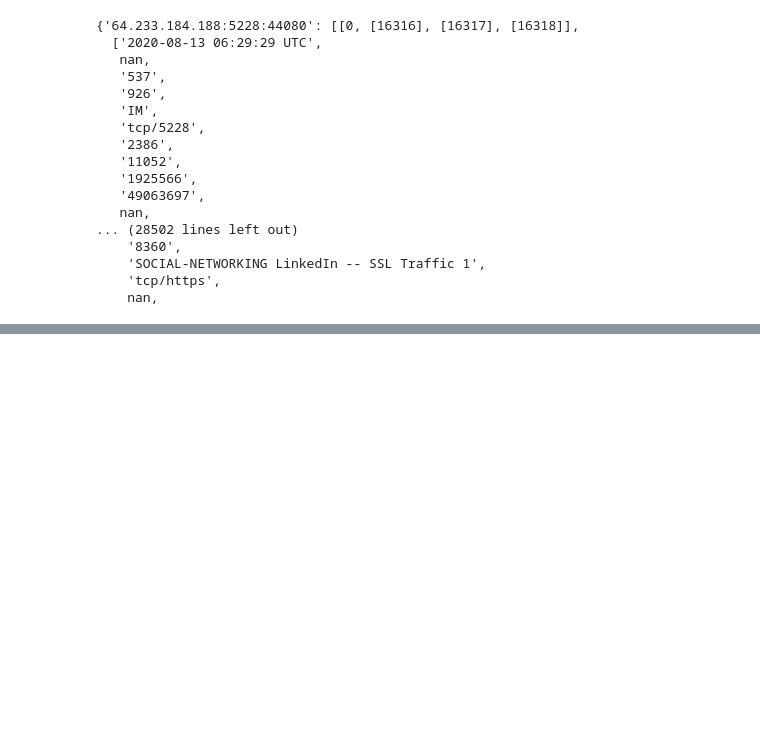
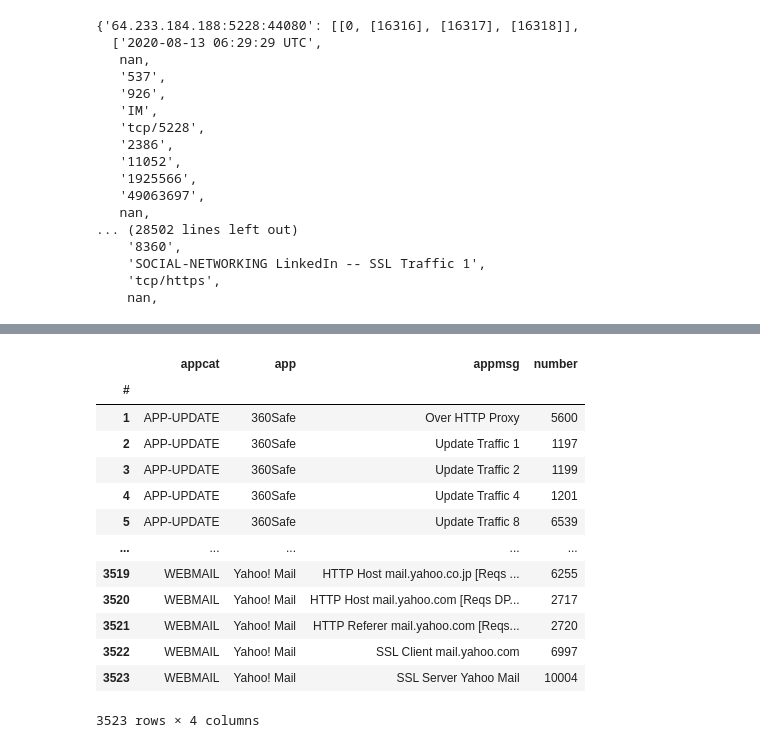
Before and after one commit to jsjose/syslog_proc, a Jupyter notebook: syslog.ipynb, the cells around one changed output, grey strips where cells are left out. Drawn from its saved outputs; the diff is of its cells as text; code cells hidden in the pictures; blank space fills up the shorter version.

```diff
--- a/syslog.ipynb
+++ b/syslog.ipynb
@@ -265,0 +332,20 @@ conver['10.4.45.73']
+# %%
+# Read Sonicwall app control codes
+appctrl = pd.read_excel('data\ID app control Sonicwall.xlsx', index_col=0)
+# %%
+appctrl
+# %% [output]
+|  | appcat | app | appmsg | number |
+| # |  |  |  |  |
+| 1 | APP-UPDATE | 360Safe | Over HTTP Proxy | 5600 |
+| 2 | APP-UPDATE | 360Safe | Update Traffic 1 | 1197 |
+| 3 | APP-UPDATE | 360Safe | Update Traffic 2 | 1199 |
+| 4 | APP-UPDATE | 360Safe | Update Traffic 4 | 1201 |
+| 5 | APP-UPDATE | 360Safe | Update Traffic 8 | 6539 |
+| ... | ... | ... | ... | ... |
+| 3519 | WEBMAIL | Yahoo! Mail | HTTP Host mail.yahoo.co.jp [Reqs ... | 6255 |
+| 3520 | WEBMAIL | Yahoo! Mail | HTTP Host mail.yahoo.com [Reqs DP... | 2717 |
+| 3521 | WEBMAIL | Yahoo! Mail | HTTP Referer mail.yahoo.com [Reqs... | 2720 |
+| 3522 | WEBMAIL | Yahoo! Mail | SSL Client mail.yahoo.com | 6997 |
+| 3523 | WEBMAIL | Yahoo! Mail | SSL Server Yahoo Mail | 10004 |
+3523 rows × 4 columns
```
Also changed, not shown: parts of 6 cells of this notebook.
